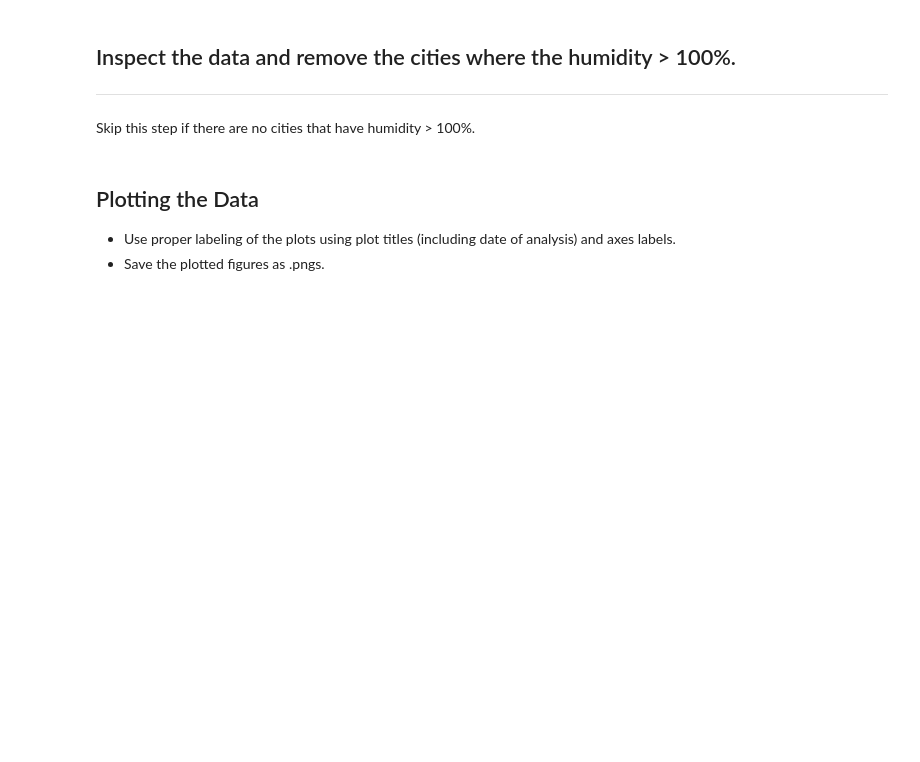
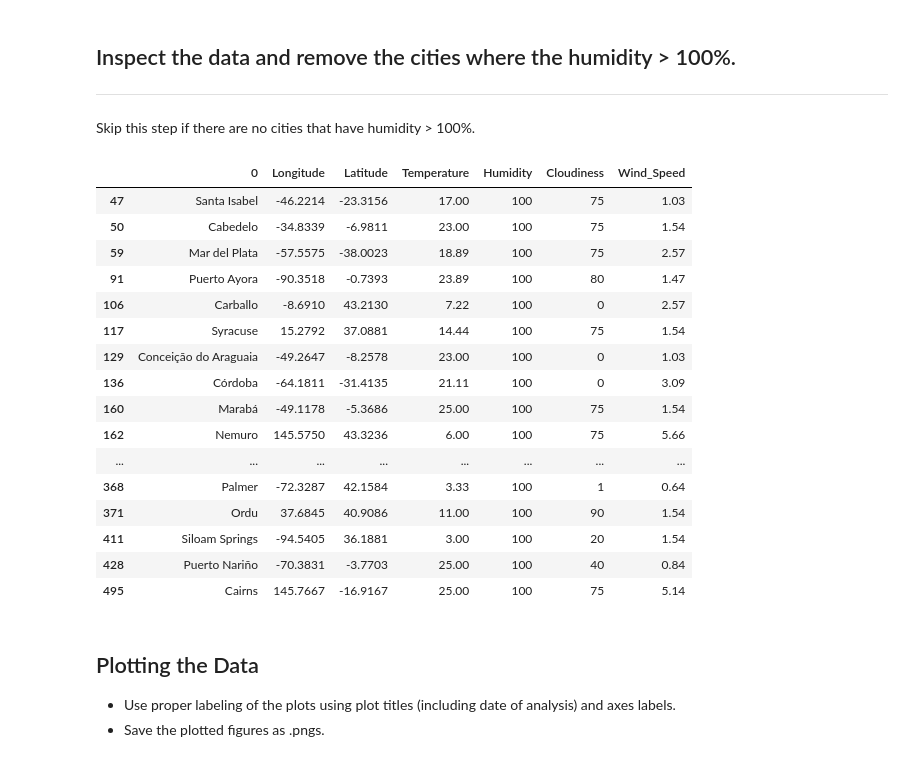
Before and after one commit to candishanks/python-api-challenge, a Jupyter notebook: Weatherpy/WeatherPy.ipynb, the cells around one changed output. Cells and saved outputs as stored; diff of their text form; code cells hidden in the pictures; blank space fills up the shorter version.

Commit message:
cleaned humidity data

```diff
--- a/Weatherpy/WeatherPy.ipynb
+++ b/Weatherpy/WeatherPy.ipynb
@@ -168,6 +176,27 @@ df.to_csv("city_weather_data.csv")
 ## Inspect the data and remove the cities where the humidity > 100%.
 ----
 Skip this step if there are no cities that have humidity > 100%.
+# %%
+high_humd = df.loc[(df["Humidity"] >= 100)]
+high_humd
+# %% [output]
+|  | 0 | Longitude | Latitude | Temperature | Humidity | Cloudiness | Wind_Speed |
+| 47 | Santa Isabel | -46.2214 | -23.3156 | 17.00 | 100 | 75 | 1.03 |
+| 50 | Cabedelo | -34.8339 | -6.9811 | 23.00 | 100 | 75 | 1.54 |
+| 59 | Mar del Plata | -57.5575 | -38.0023 | 18.89 | 100 | 75 | 2.57 |
+| 91 | Puerto Ayora | -90.3518 | -0.7393 | 23.89 | 100 | 80 | 1.47 |
+| 106 | Carballo | -8.6910 | 43.2130 | 7.22 | 100 | 0 | 2.57 |
+| 117 | Syracuse | 15.2792 | 37.0881 | 14.44 | 100 | 75 | 1.54 |
+| 129 | Conceição do Araguaia | -49.2647 | -8.2578 | 23.00 | 100 | 0 | 1.03 |
+| 136 | Córdoba | -64.1811 | -31.4135 | 21.11 | 100 | 0 | 3.09 |
+| 160 | Marabá | -49.1178 | -5.3686 | 25.00 | 100 | 75 | 1.54 |
+| 162 | Nemuro | 145.5750 | 43.3236 | 6.00 | 100 | 75 | 5.66 |
+| ... | ... | ... | ... | ... | ... | ... | ... |
+| 368 | Palmer | -72.3287 | 42.1584 | 3.33 | 100 | 1 | 0.64 |
+| 371 | Ordu | 37.6845 | 40.9086 | 11.00 | 100 | 90 | 1.54 |
+| 411 | Siloam Springs | -94.5405 | 36.1881 | 3.00 | 100 | 20 | 1.54 |
+| 428 | Puerto Nariño | -70.3831 | -3.7703 | 25.00 | 100 | 40 | 0.84 |
+| 495 | Cairns | 145.7667 | -16.9167 | 25.00 | 100 | 75 | 5.14 |
 # %%
 #  Get the indices of cities that have humidity over 100%.
 # %%
```
Also changed, not shown: parts of 2 cells of this notebook.
